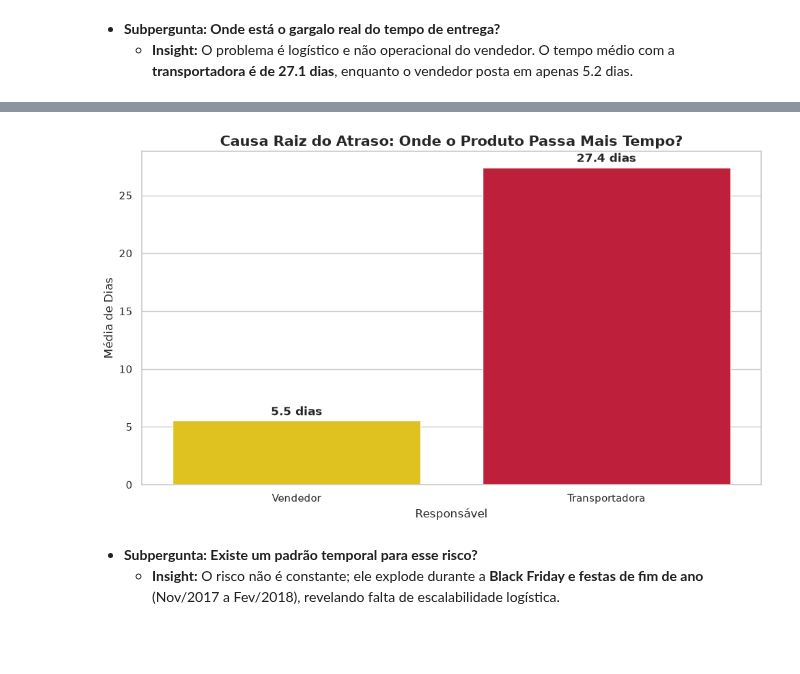
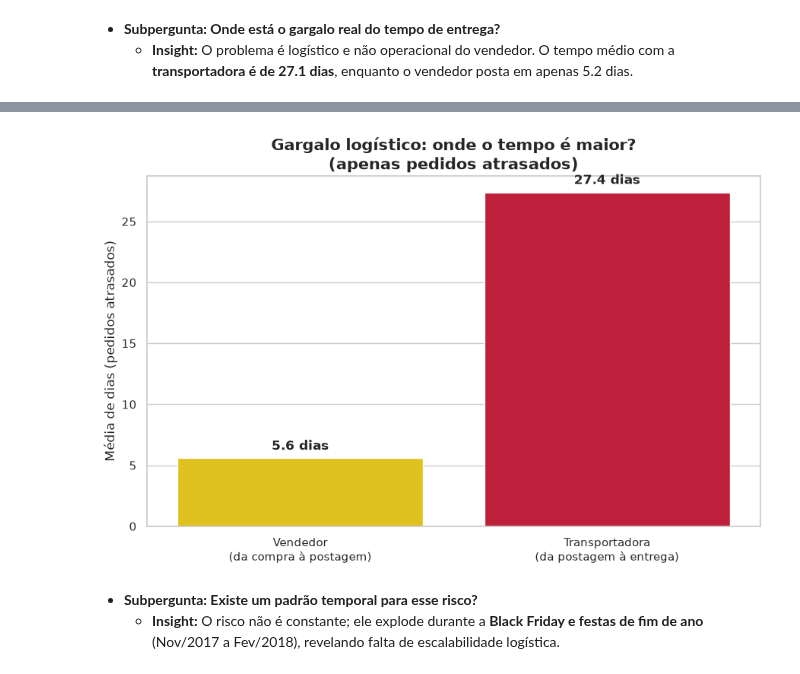
Before and after one commit to Milhousepaulojean/PosTech--DataAnalytics, a Jupyter notebook: Fase 1/TechChallenge/Notebook.ipynb, the cells around one changed output, grey strips where cells are left out. Cells and saved outputs as stored; diff of their text form; code cells hidden in the pictures; blank space fills up the shorter version.

```diff
--- a/Fase 1/TechChallenge/Notebook.ipynb
+++ b/Fase 1/TechChallenge/Notebook.ipynb
@@ -221,0 +197,15 @@ Passing `palette` without assigning `hue` is deprecated and will be removed in v
+# %%
+# Agrupando a Receita em Risco por Estado (UF) direto da base de pedidos
+# (sem junção com itens, que multiplicaria o valor por linha de produto)
+risco_estado = (
+    df_entregues[df_entregues["receita_em_risco_flag"]]
+    .groupby("customer_state", as_index=False)
+    .agg(
+        receita_em_risco=("payment_value", "sum"),
+        pedidos_em_risco=("order_id", "nunique"),
+    )
+    .sort_values("receita_em_risco", ascending=False)
+)
+
+print("Top 5 Estados com maior Receita em Risco:")
+print(risco_estado.head())
@@ -226,61 +260,66 @@ Passing `palette` without assigning `hue` is deprecated and will be removed in v
 import matplotlib.pyplot as plt
 import seaborn as sns
 
-# Calculando o tempo em cada etapa e filtrando pedidos atrasados
-df_projeto["order_delivered_carrier_date"] = pd.to_datetime(
-    df_projeto["order_delivered_carrier_date"], errors="coerce"
-)
-df_projeto["tempo_postagem"] = (
-    df_projeto["order_delivered_carrier_date"] - df_projeto["order_purchase_timestamp"]
+# Calculando o tempo em cada etapa nos pedidos atrasados
+df_entregues["tempo_postagem"] = (
+    df_entregues["order_delivered_carrier_date"]
+    - df_entregues["order_purchase_timestamp"]
 ).dt.days
-df_projeto["tempo_transporte"] = (
-    df_projeto["order_delivered_customer_date"]
-    - df_projeto["order_delivered_carrier_date"]
+
+df_entregues["tempo_transporte_etapa"] = (
+    df_entregues["order_delivered_customer_date"]
+    - df_entregues["order_delivered_carrier_date"]
 ).dt.days
-atrasados = df_projeto[df_projeto["foi_atraso"]].dropna(
-    subset=["tempo_postagem", "tempo_transporte"]
+
+df_gargalo = df_entregues[df_entregues["foi_atraso"]].dropna(
+    subset=["tempo_postagem", "tempo_transporte_etapa"]
 )
 
-# Preparando os dados para o gráfico de comparação
-dados_comparativos = pd.DataFrame(
+tempo_medio_postagem    = df_gargalo["tempo_postagem"].mean()
+tempo_medio_transporte  = df_gargalo["tempo_transporte_etapa"].mean()
+
+dados_gargalo = pd.DataFrame(
     {
-        "Responsável": ["Vendedor", "Transportadora"],
-        "Média de Dias (Atrasados)": [
-            atrasados["tempo_postagem"].mean(),
-            atrasados["tempo_transporte"].mean(),
+        "Etapa": [
+            "Vendedor\n(da compra à postagem)",
+            "Transportadora\n(da postagem à entrega)",
         ],
+        "Média de dias": [tempo_medio_postagem, tempo_medio_transporte],
     }
 )
 
-plt.figure(figsize=(10, 6))
+plt.figure(figsize=(9, 6))
 sns.set_theme(style="whitegrid")
 
-# Criando o gráfico com cor de alerta para a transportadora
-grafico_gargalo = sns.barplot(
-    data=dados_comparativos,
-    x="Responsável",
-    y="Média de Dias (Atrasados)",
+ax = sns.barplot(
+    data=dados_gargalo,
+    x="Etapa",
+    y="Média de dias",
+    hue="Etapa",
     palette=["#FFD700", "#D90429"],
-)  # Amarelo vs Vermelho Alerta
+    legend=False,
+)
 
-plt.title(
-    "Causa Raiz do Atraso: Onde o Produto Passa Mais Tempo?",
+ax.set_title(
+    "Gargalo logístico: onde o tempo é maior?\n(apenas pedidos atrasados)",
     fontsize=15,
     fontweight="bold",
 )
-plt.ylabel("Média de Dias")
+ax.set_ylabel("Média de dias (pedidos atrasados)")
+ax.set_xlabel("")
 
-# Adicionando rótulos de dados para clareza imediata [4]
-for p in grafico_gargalo.patches:
-    grafico_gargalo.annotate(
-        f"{p.get_height():.1f} dias",
-        (p.get_x() + p.get_width() / 2.0, p.get_height()),
-        ha="center",
-        va="center",
-        xytext=(0, 9),
-        textcoords="offset points",
-        fontweight="bold",
-    )
+for barra in ax.patches:
+    altura = barra.get_height()
+    if pd.notna(altura):
+        ax.annotate(
+            f"{altura:.1f} dias",
+            (barra.get_x() + barra.get_width() / 2, altura),
+            ha="center",
+            va="bottom",
+            xytext=(0, 5),
+            textcoords="offset points",
+            fontweight="bold",
+        )
 
 plt.tight_layout()
 plt.show()
@@ -291,4 +327,4 @@ Passing `palette` without assigning `hue` is deprecated and will be removed in v
-[figure, old version]
+[figure, new version]
 # %% [markdown]
 *   **Subpergunta: Existe um padrão temporal para esse risco?**
     *   **Insight:** O risco não é constante; ele explode durante a **Black Friday e festas de fim de ano** (Nov/2017 a Fev/2018), revelando falta de escalabilidade logística.
```
Also changed, not shown: parts of 27 cells of this notebook, 2 other files.
